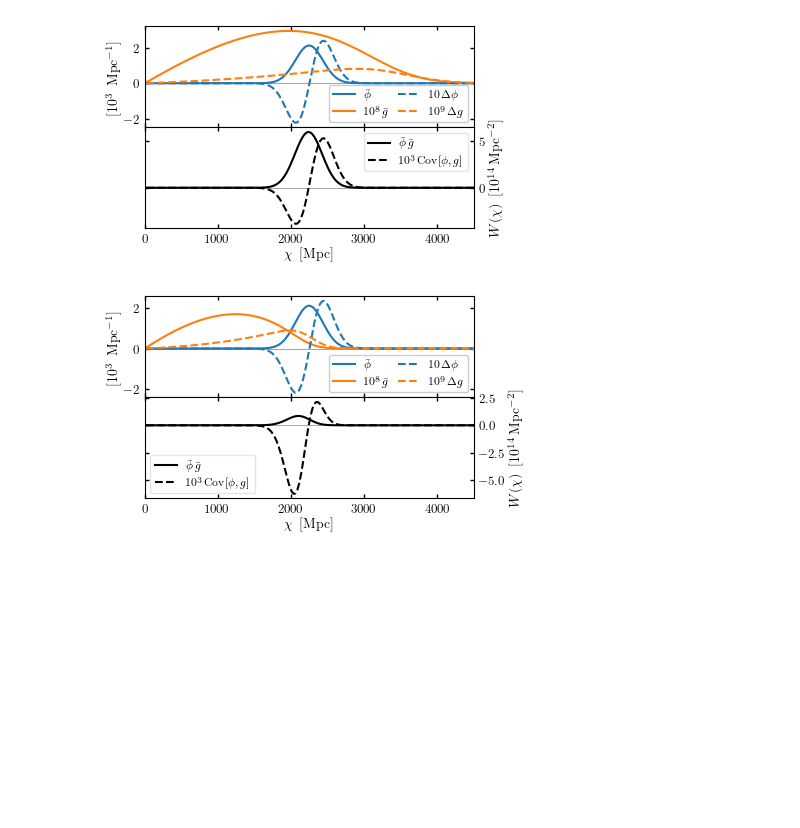
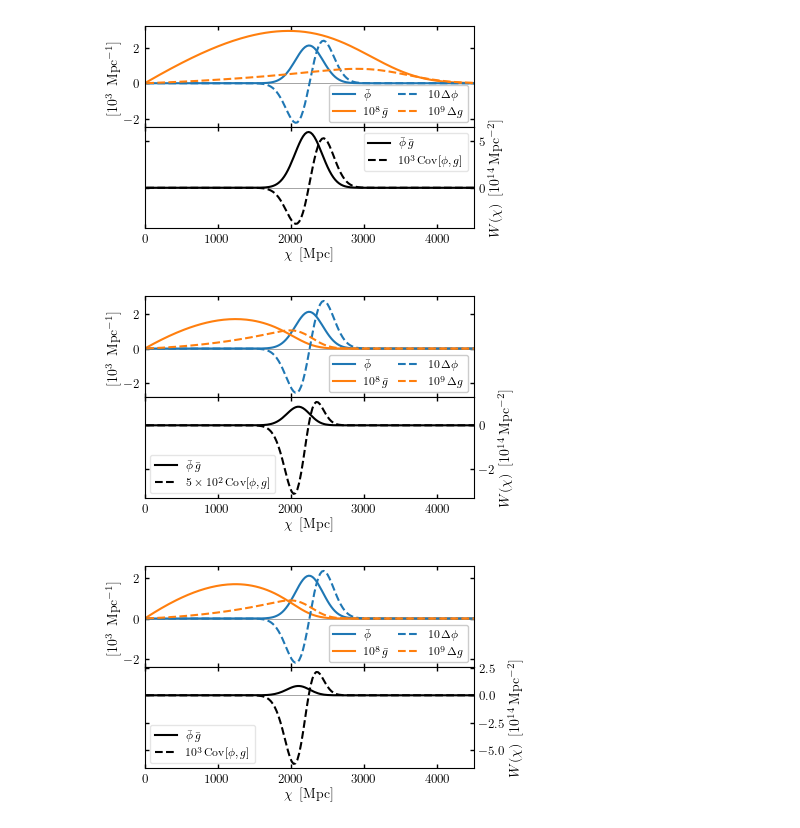
Before and after one commit to abaleato/CARDiAC, a Jupyter notebook: notebooks_for_paper/plotting_kernels.ipynb, the cells around one changed output. Saved outputs shown, nothing was run; the diff lists cells and outputs as text; code cells hidden in the pictures; blank space fills up the shorter version.

```diff
--- a/notebooks_for_paper/plotting_kernels.ipynb
+++ b/notebooks_for_paper/plotting_kernels.ipynb
@@ -236,6 +236,7 @@ plt.savefig(plots_dir+'fig_kernel_comparison_kk.pdf', bbox_inches='tight', dpi=6
 # %%
 my_grid = fields.grid(nside, n_samples_of_chi, z_max_int=3)
 
+bvec = [0.786, 0.583, -0.406, -0.512, 1755]
 
 zshift_temp_1 = templates.MockTemplate(0.006, nside, -2, 100)
 zshift_temp_2 = zshift_temp_1 #templates.MockTemplate(0.006, nside, -2, 100)
@@ -290,4 +291,46 @@ gal_delta = fields.GalDelta(my_grid, 0.06, 0.59, bvec, template_zmean_shifts=zsh
 gal_kappa = fields.GalShear(my_grid, 0.06, 0.59, template_zmean_shifts=zshift_temp_1)
 
 ggl = spectrum.Spec(gal_delta, gal_kappa, get_cls=False, save=False)
+# %%
+power_scaling_ax0 = 3
+power_scaling_ax1 = 14
+cov_power_scaling = 2
+g_power_scaling = 8
+
+idx = 10011 #np.argmax(zshift_temp_1.map)
+
+fig, axs = plt.subplots(2, sharex=True)
+plt.subplots_adjust(wspace=0, hspace=0)
+
+axs[1].yaxis.tick_right()
+axs[1].yaxis.set_ticks_position('both')
+axs[1].yaxis.set_label_position("right")
+
+axs[0].axhline(0, color='gray', lw=0.5)
+axs[1].axhline(0, color='gray', lw=0.5)
+
+axs[0].plot(ggl.grid.chi_array, 10**power_scaling_ax0 * ggl.field1.p_fid_array, ls='-', color="C{}".format(0), label=r'$\bar{\phi}$')
+axs[0].plot(ggl.grid.chi_array, 10**power_scaling_ax0 * 10**g_power_scaling * ggl.field2.p_fid_array, ls='-', color="C{}".format(1), label=r'$10^{'+str(g_power_scaling)+r'}\,\bar{g}$')
+
+axs[0].plot(ggl.grid.chi_array, 10**power_scaling_ax0 * 10*ggl.field1.delta_p_maps[idx,:], ls='--', color="C{}".format(0), label=r'$10\,\Delta \phi$')
+axs[0].plot(ggl.grid.chi_array, 10**power_scaling_ax0 * 10**(g_power_scaling+1) * ggl.field2.delta_p_maps[idx,:], ls='--', color="C{}".format(1), label=r'$10^{'+str(g_power_scaling+1)+'}\,\Delta g$')
+
+
+axs[1].plot(ggl.grid.chi_array, 10**power_scaling_ax1 * ggl.kernel(ggl.grid.chi_array), ls='-', color='k', label=r'$\bar{\phi}\, \bar{g}$')
+axs[1].plot(ggl.grid.chi_array, 10**power_scaling_ax1 * 5*10**cov_power_scaling * ggl.cov_at_chi, ls='--', color='k', label=r'$5\times 10^{'+str(cov_power_scaling)+'}\,\mathrm{Cov}[\phi, g]$')
+
+
+axs[0].legend(ncol=2, frameon=True, framealpha=1, columnspacing=0.7, fontsize=8)
+axs[1].legend(frameon=True, fontsize=8)
+
+axs[1].set_xlabel(r'$\chi$\, [Mpc]')
+
+axs[0].set_ylabel(r'[$10^{'+str(power_scaling_ax0)+'}$ \,Mpc$^{-1}$]')
+axs[1].set_ylabel(r'$W(\chi)$\, [$10^{'+str(power_scaling_ax1)+r'}$\,Mpc$^{-2}$]')
+
+
+axs[1].set_xlim([0,4500])
+plt.savefig(plots_dir+'fig_kernel_comparison_ggl_sourcelensclose.pdf', bbox_inches='tight', dpi=600)
+# %% [output]
+[figure, added]
 # %%
```
Also changed, not shown: parts of 1 cell of this notebook, 2 other files.
